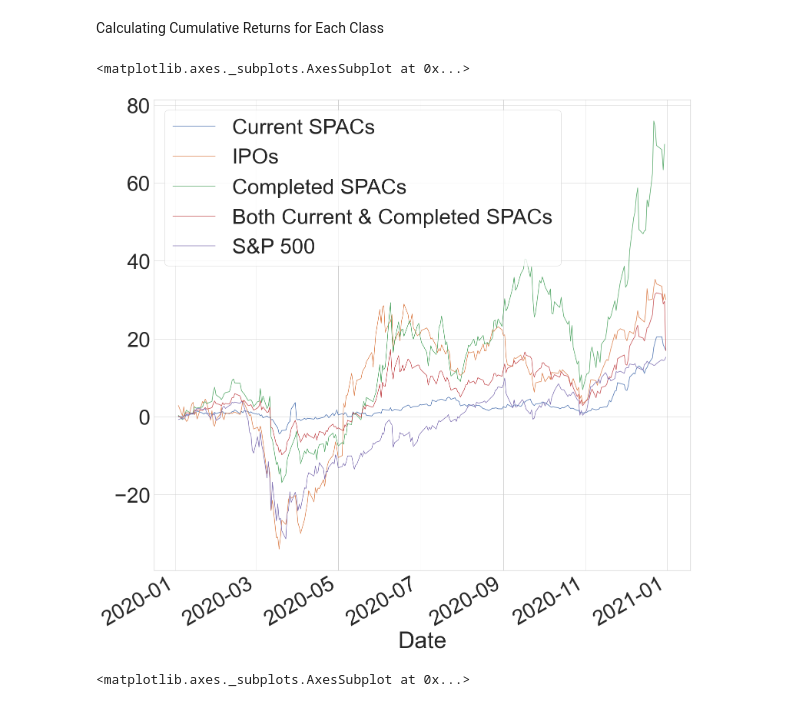
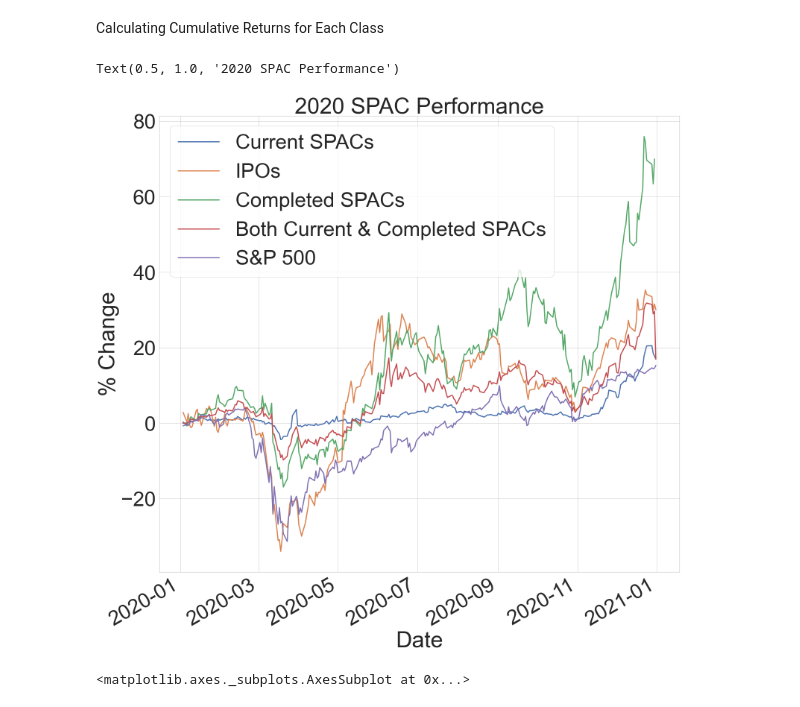
Before and after one commit to hayden4r4/SPACs, a Jupyter notebook: SPAC Research.ipynb, the cells around one changed output. Cells and saved outputs as stored; diff of their text form; code cells hidden in the pictures.

```diff
--- a/SPAC Research.ipynb
+++ b/SPAC Research.ipynb
@@ -121,14 +123,16 @@ SP_mean_daily_pct=mean_pct(SP_daily_cum_pct)
 # %% [markdown]
 Calculating Cumulative Returns for Each Class
 # %%
-SPACs_daily_mean_pct.plot(figsize=(25,25), legend=True, label="Current SPACs")
-IPOs_daily_mean_pct.plot(figsize=(25,25), legend=True, label="IPOs")
-Completed_SPACs_daily_mean_pct.plot(figsize=(25,25), legend=True, label="Completed SPACs")
-All_SPACs_daily_mean_pct.plot(figsize=(25,25), legend=True, label="Both Current & Completed SPACs")
-SP_mean_daily_pct.plot(figsize=(25,25), legend=True, label="S&P 500")
+SPACs_daily_mean_pct.plot(figsize=(25,25), legend=True, label="Current SPACs", lw=3)
+IPOs_daily_mean_pct.plot(figsize=(25,25), legend=True, label="IPOs", lw=3)
+Completed_SPACs_daily_mean_pct.plot(figsize=(25,25), legend=True, label="Completed SPACs", lw=3)
+All_SPACs_daily_mean_pct.plot(figsize=(25,25), legend=True, label="Both Current & Completed SPACs", lw=3)
+SP_mean_daily_pct.plot(figsize=(25,25), legend=True, label="S&P 500", lw=3)
+plt.ylabel('% Change')
+plt.title('2020 SPAC Performance')
 # %% [output]
-<matplotlib.axes._subplots.AxesSubplot at 0x...>
+Text(0.5, 1.0, '2020 SPAC Performance')
-[figure, old version]
+[figure, new version]
 # %%
 All_SPACs_daily_cum_pct.plot(kind='hist', legend=False, figsize=(75,25), xticks=(np.arange(0,1300,100)), bins=75)
 # %% [output]
```
Also changed, not shown: parts of 1 cell of this notebook.
